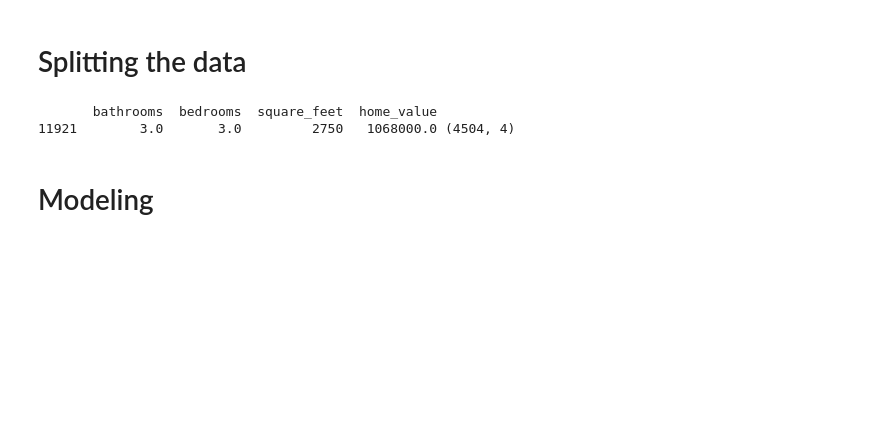
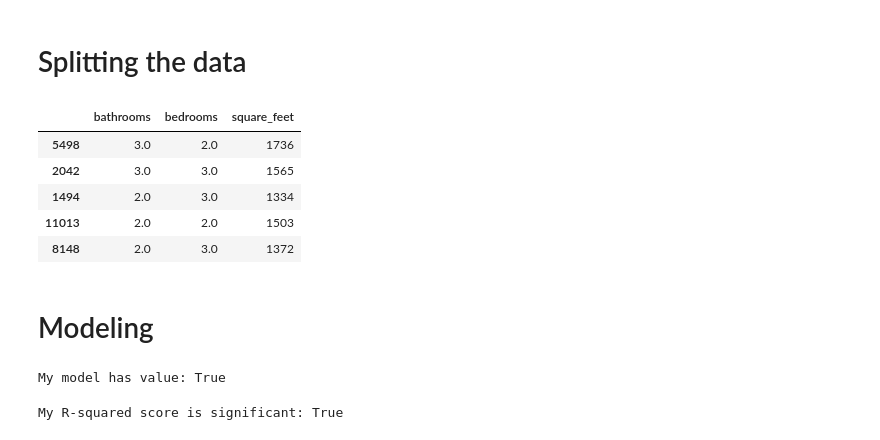
Before and after one commit to RaulCPena/zillow-estimate-home-value, a Jupyter notebook: initial_zillow_project_data.ipynb, the cells around one changed output. Cells and saved outputs as stored; diff of their text form; code cells hidden in the pictures; blank space fills up the shorter version.

```diff
--- a/initial_zillow_project_data.ipynb
+++ b/initial_zillow_project_data.ipynb
@@ -211,5 +210,0 @@ train, test = split_scale.split_my_data(df)
-# %%
-print(train.head(1), test.shape)
-# %% [output]
-       bathrooms  bedrooms  square_feet  home_value
-11921        3.0       3.0         2750   1068000.0 (4504, 4)
@@ -216,2 +216,11 @@ print(train.head(1), test.shape)
+# %%
+X_train.head()
+# %% [output]
+|  | bathrooms | bedrooms | square_feet |
+| 5498 | 3.0 | 2.0 | 1736 |
+| 2042 | 3.0 | 3.0 | 1565 |
+| 1494 | 2.0 | 3.0 | 1334 |
+| 11013 | 2.0 | 2.0 | 1503 |
+| 8148 | 2.0 | 3.0 | 1372 |
 # %% [markdown]
 # Modeling
@@ -219,0 +249,18 @@ print(train.head(1), test.shape)
+# %%
+# Compute the RMSE for our ols Model and Baseline using our created dataframe
+baseline_RMSE = sqrt(mean_squared_error(ols_eval.actual, ols_eval.baseline_yhat))
+
+ols_RMSE = sqrt(mean_squared_error(ols_eval.actual, ols_eval.ols_yhat))
+
+print(f'My model has value: {ols_RMSE < baseline_RMSE}')
+# %% [output]
+My model has value: True
+# %%
+# Compute the RMSE for the model we created
+ols_r2 = round(ols_model.rsquared,3)
+
+ols_p_value = ols_model.f_pvalue
+
+print(f'My R-squared score is significant: {ols_p_value < .05}')
+# %% [output]
+My R-squared score is significant: True
```
Also changed, not shown: parts of 17 cells of this notebook.
